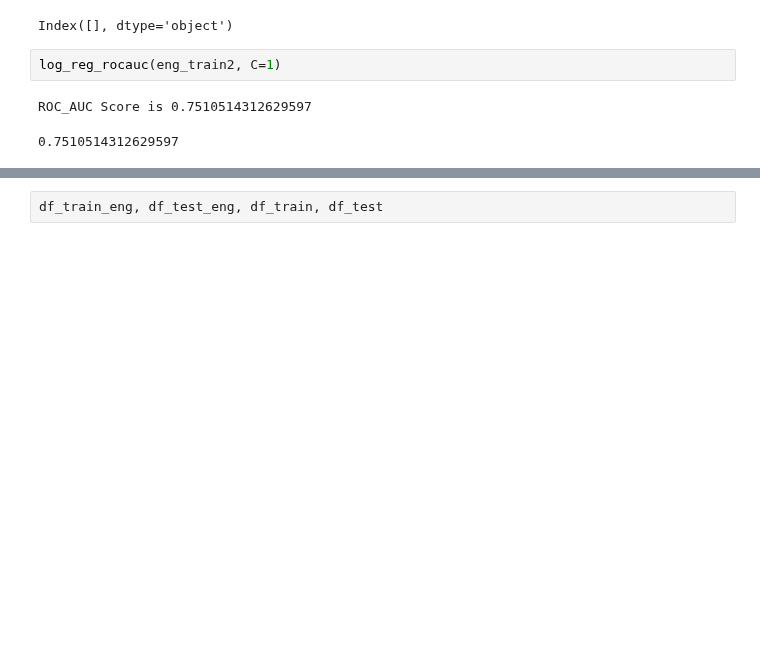
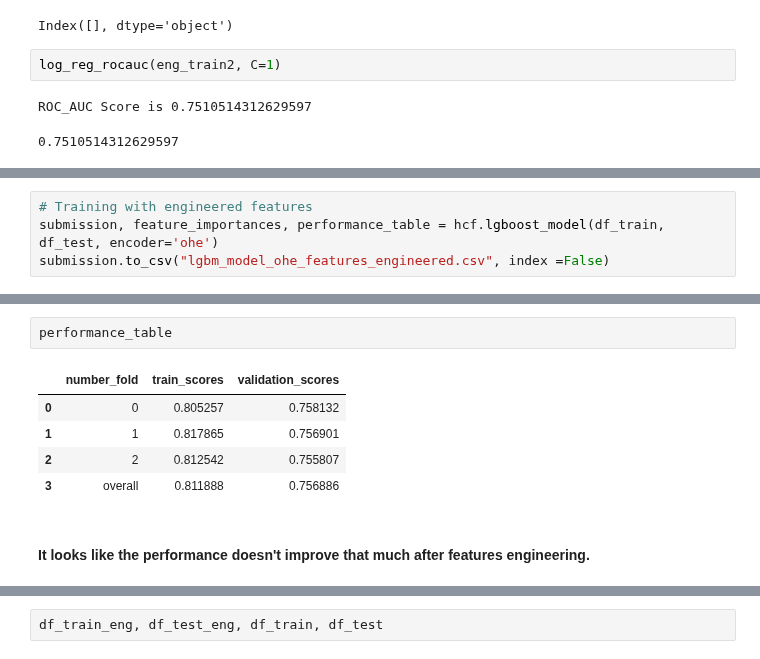
Before and after one commit to zahid1202/Credit_Default_Risk, a Jupyter notebook: Model_Credit_Fraud.ipynb, the cells around one changed output, grey strips where cells are left out. Drawn from its saved outputs; the diff is of its cells as text; blank space fills up the shorter version.

```diff
--- a/Model_Credit_Fraud.ipynb
+++ b/Model_Credit_Fraud.ipynb
@@ -726,0 +745,4 @@ ValueError: X has 122 features per sample, expected 123
+# %%
+# Training with engineered features
+submission, feature_importances, performance_table = hcf.lgboost_model(df_train, df_test, encoder='ohe')
+submission.to_csv("lgbm_model_ohe_features_engineered.csv", index =False)
@@ -727,3 +767,13 @@ ValueError: X has 122 features per sample, expected 123
+# %%
+performance_table
+# %% [output]
+|  | number_fold | train_scores | validation_scores |
+| 0 | 0 | 0.805257 | 0.758132 |
+| 1 | 1 | 0.817865 | 0.756901 |
+| 2 | 2 | 0.812542 | 0.755807 |
+| 3 | overall | 0.811888 | 0.756886 |
+# %% [markdown]
+#### It looks like the performance doesn't improve that much after features engineering.
 # %%
 
 submission, feature_importances, performance_table = LGB.lgboost_model(train, test,encoder='ohe')
```
Also changed, not shown: parts of 12 cells of this notebook.
